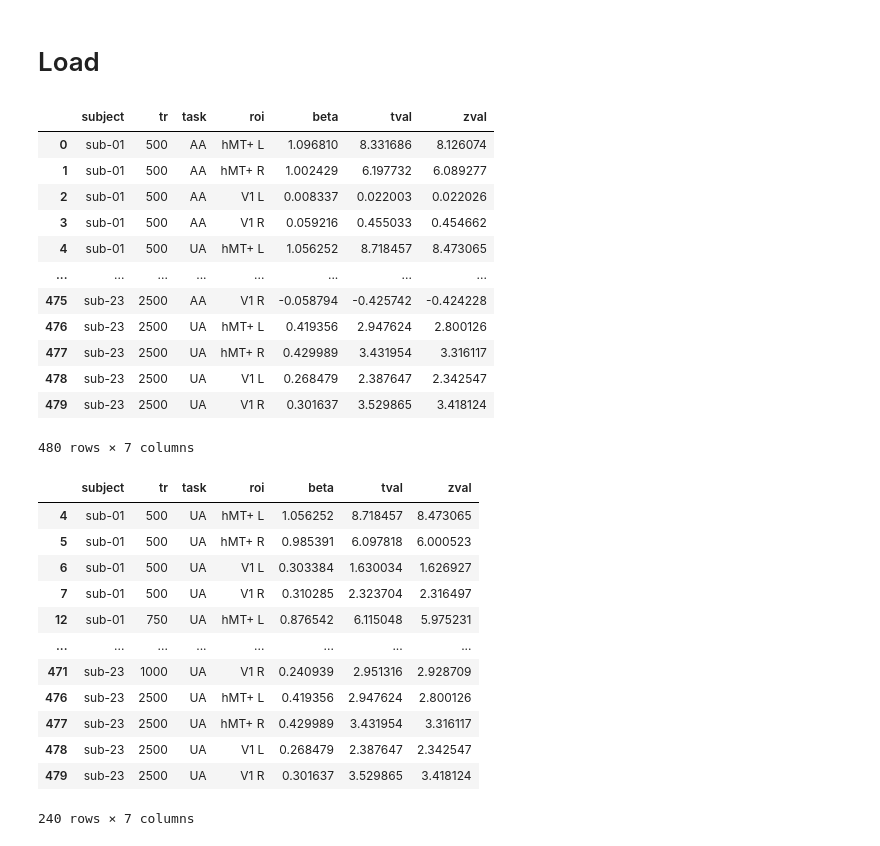
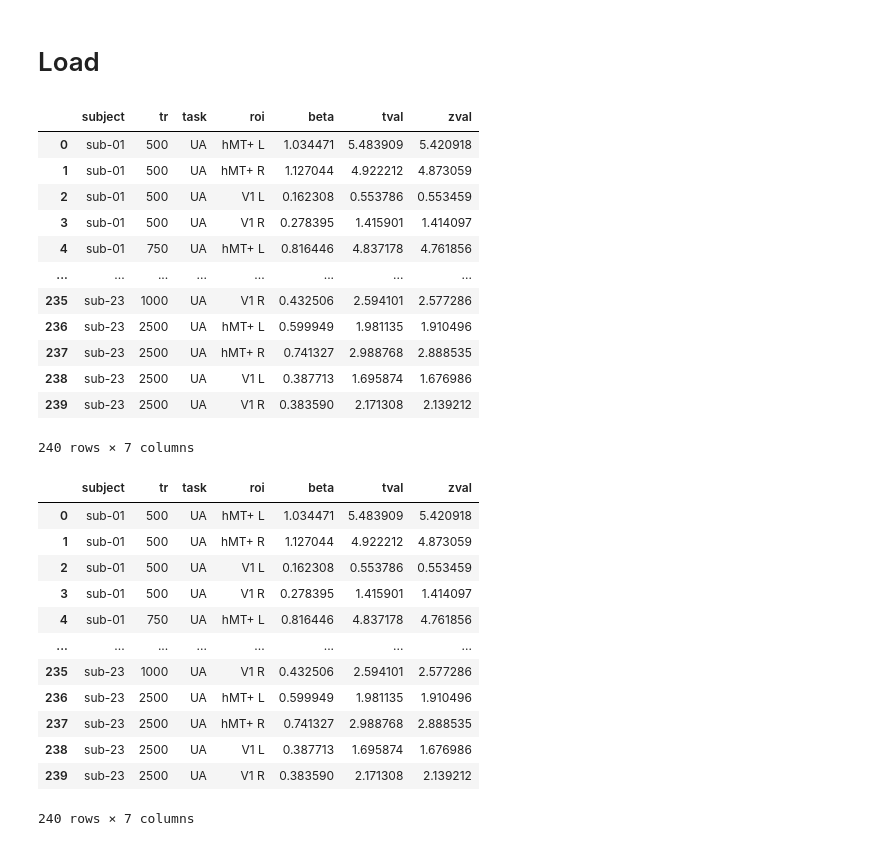
Before and after one commit to CIBIT-UC/vpmbtr, a Jupyter notebook: scripts/step-04_nilearn-roianalysis-AAUA.ipynb, the cells around one changed output. Cells and saved outputs as stored; diff of their text form; code cells hidden in the pictures.

```diff
--- a/scripts/step-04_nilearn-roianalysis-AAUA.ipynb
+++ b/scripts/step-04_nilearn-roianalysis-AAUA.ipynb
@@ -148,37 +186,37 @@ roi_labels = ['hMT+', 'V1']
 sns.set_theme(style="ticks")
 # %%
 # load dataframe
-DF = pd.read_csv(os.path.join('..','data','nilearn-roianalysis-AAUA.tsv'), sep='\t')
+DF = pd.read_csv(os.path.join('..','data',f'nilearn-roianalysis-UA-{contrast_name_valid}.tsv'), sep='\t')
 DF
 # %% [output]
 |  | subject | tr | task | roi | beta | tval | zval |
-| 0 | sub-01 | 500 | AA | hMT+ L | 1.096810 | 8.331686 | 8.126074 |
-| 1 | sub-01 | 500 | AA | hMT+ R | 1.002429 | 6.197732 | 6.089277 |
-| 2 | sub-01 | 500 | AA | V1 L | 0.008337 | 0.022003 | 0.022026 |
-| 3 | sub-01 | 500 | AA | V1 R | 0.059216 | 0.455033 | 0.454662 |
-| 4 | sub-01 | 500 | UA | hMT+ L | 1.056252 | 8.718457 | 8.473065 |
+| 0 | sub-01 | 500 | UA | hMT+ L | 1.034471 | 5.483909 | 5.420918 |
+| 1 | sub-01 | 500 | UA | hMT+ R | 1.127044 | 4.922212 | 4.873059 |
+| 2 | sub-01 | 500 | UA | V1 L | 0.162308 | 0.553786 | 0.553459 |
+| 3 | sub-01 | 500 | UA | V1 R | 0.278395 | 1.415901 | 1.414097 |
+| 4 | sub-01 | 750 | UA | hMT+ L | 0.816446 | 4.837178 | 4.761856 |
 | ... | ... | ... | ... | ... | ... | ... | ... |
-| 475 | sub-23 | 2500 | AA | V1 R | -0.058794 | -0.425742 | -0.424228 |
-| 476 | sub-23 | 2500 | UA | hMT+ L | 0.419356 | 2.947624 | 2.800126 |
-| 477 | sub-23 | 2500 | UA | hMT+ R | 0.429989 | 3.431954 | 3.316117 |
-| 478 | sub-23 | 2500 | UA | V1 L | 0.268479 | 2.387647 | 2.342547 |
-| 479 | sub-23 | 2500 | UA | V1 R | 0.301637 | 3.529865 | 3.418124 |
+| 235 | sub-23 | 1000 | UA | V1 R | 0.432506 | 2.594101 | 2.577286 |
+| 236 | sub-23 | 2500 | UA | hMT+ L | 0.599949 | 1.981135 | 1.910496 |
+| 237 | sub-23 | 2500 | UA | hMT+ R | 0.741327 | 2.988768 | 2.888535 |
+| 238 | sub-23 | 2500 | UA | V1 L | 0.387713 | 1.695874 | 1.676986 |
+| 239 | sub-23 | 2500 | UA | V1 R | 0.383590 | 2.171308 | 2.139212 |
-480 rows × 7 columns
+240 rows × 7 columns
 # %%
 # Exclude all entries with task=AA
 DF = DF[DF['task']=='UA']
 DF
 # %% [output]
 |  | subject | tr | task | roi | beta | tval | zval |
-| 4 | sub-01 | 500 | UA | hMT+ L | 1.056252 | 8.718457 | 8.473065 |
-| 5 | sub-01 | 500 | UA | hMT+ R | 0.985391 | 6.097818 | 6.000523 |
-| 6 | sub-01 | 500 | UA | V1 L | 0.303384 | 1.630034 | 1.626927 |
-| 7 | sub-01 | 500 | UA | V1 R | 0.310285 | 2.323704 | 2.316497 |
-| 12 | sub-01 | 750 | UA | hMT+ L | 0.876542 | 6.115048 | 5.975231 |
+| 0 | sub-01 | 500 | UA | hMT+ L | 1.034471 | 5.483909 | 5.420918 |
+| 1 | sub-01 | 500 | UA | hMT+ R | 1.127044 | 4.922212 | 4.873059 |
+| 2 | sub-01 | 500 | UA | V1 L | 0.162308 | 0.553786 | 0.553459 |
+| 3 | sub-01 | 500 | UA | V1 R | 0.278395 | 1.415901 | 1.414097 |
+| 4 | sub-01 | 750 | UA | hMT+ L | 0.816446 | 4.837178 | 4.761856 |
 | ... | ... | ... | ... | ... | ... | ... | ... |
-| 471 | sub-23 | 1000 | UA | V1 R | 0.240939 | 2.951316 | 2.928709 |
-| 476 | sub-23 | 2500 | UA | hMT+ L | 0.419356 | 2.947624 | 2.800126 |
-| 477 | sub-23 | 2500 | UA | hMT+ R | 0.429989 | 3.431954 | 3.316117 |
-| 478 | sub-23 | 2500 | UA | V1 L | 0.268479 | 2.387647 | 2.342547 |
-| 479 | sub-23 | 2500 | UA | V1 R | 0.301637 | 3.529865 | 3.418124 |
+| 235 | sub-23 | 1000 | UA | V1 R | 0.432506 | 2.594101 | 2.577286 |
+| 236 | sub-23 | 2500 | UA | hMT+ L | 0.599949 | 1.981135 | 1.910496 |
+| 237 | sub-23 | 2500 | UA | hMT+ R | 0.741327 | 2.988768 | 2.888535 |
+| 238 | sub-23 | 2500 | UA | V1 L | 0.387713 | 1.695874 | 1.676986 |
+| 239 | sub-23 | 2500 | UA | V1 R | 0.383590 | 2.171308 | 2.139212 |
 240 rows × 7 columns
```
Also changed, not shown: parts of 12 cells of this notebook, 26 other files.
